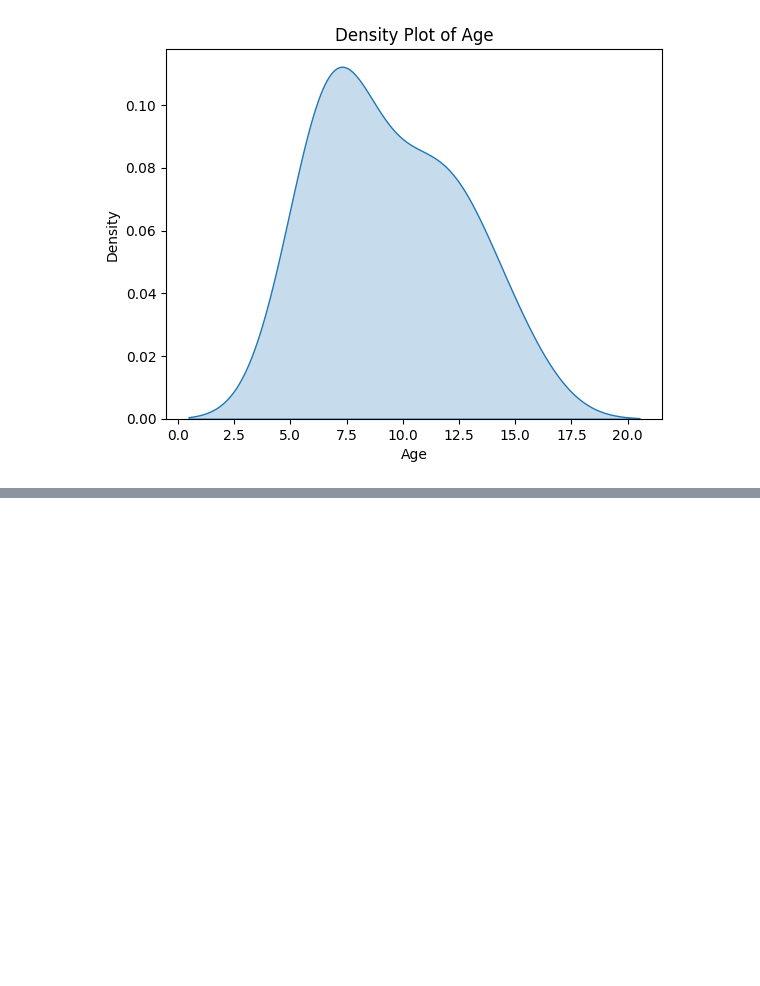
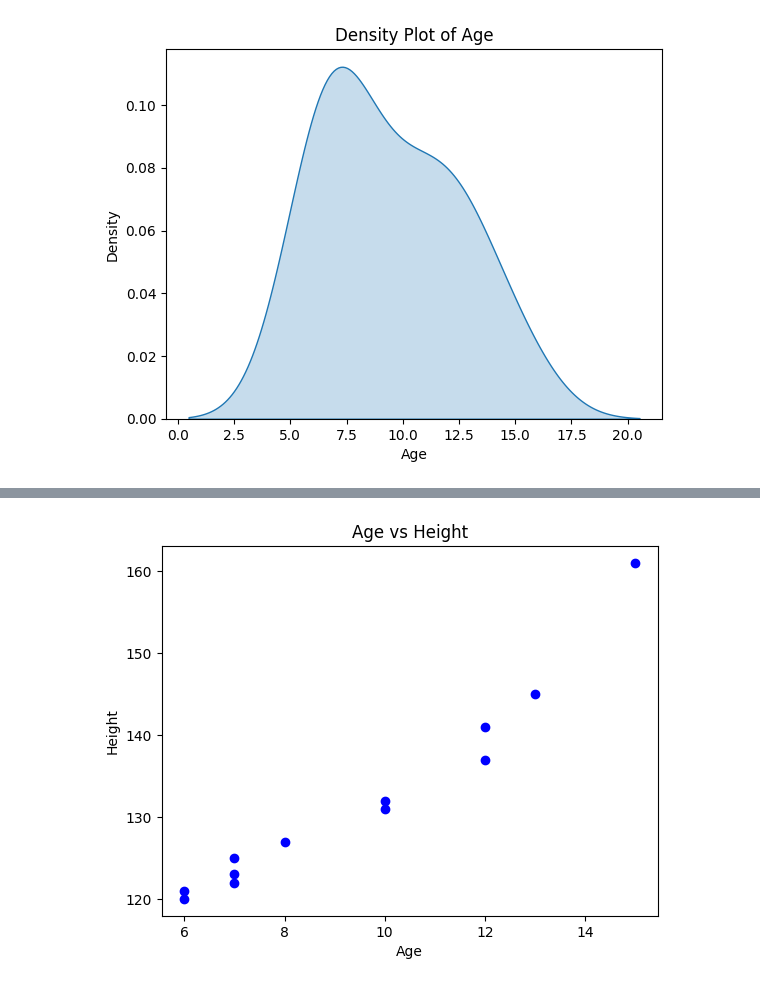
Before and after one commit to r4coder/DA, a Jupyter notebook: DA.ipynb, the cells around one changed output, grey strips where cells are left out. Drawn from its saved outputs; the diff is of its cells as text; code cells hidden in the pictures; blank space fills up the shorter version.

```diff
--- a/DA.ipynb
+++ b/DA.ipynb
@@ -926,0 +929,19 @@ This will become an error in seaborn v0.14.0; please update your code.
+# %%
+import pandas as pd
+
+# Sample data for bivariate analysis
+age = [6, 7, 7, 8, 6, 7, 12, 10, 15, 13, 12, 10]
+height = [120, 122, 125, 127, 121, 123, 137, 131, 161, 145, 141, 132]
+
+# Create a DataFrame
+df = pd.DataFrame({'Age': age, 'Height': height})
+
+# Covariance
+covariance = df.cov()
+print("Covariance Matrix:")
+print(covariance)
+
+# Correlation (Pearson's correlation by default)
+correlation = df.corr()
+print("\nCorrelation Matrix:")
+print(correlation)
@@ -926,0 +958,11 @@ This will become an error in seaborn v0.14.0; please update your code.
+# %%
+import matplotlib.pyplot as plt
+
+# Scatter plot to visualize the relationship between Age and Height
+plt.scatter(df['Age'], df['Height'], color='blue')
+plt.title('Age vs Height')
+plt.xlabel('Age')
+plt.ylabel('Height')
+plt.show()
+# %% [output]
+[figure, added]
```
Also changed, not shown: parts of 12 cells of this notebook.
